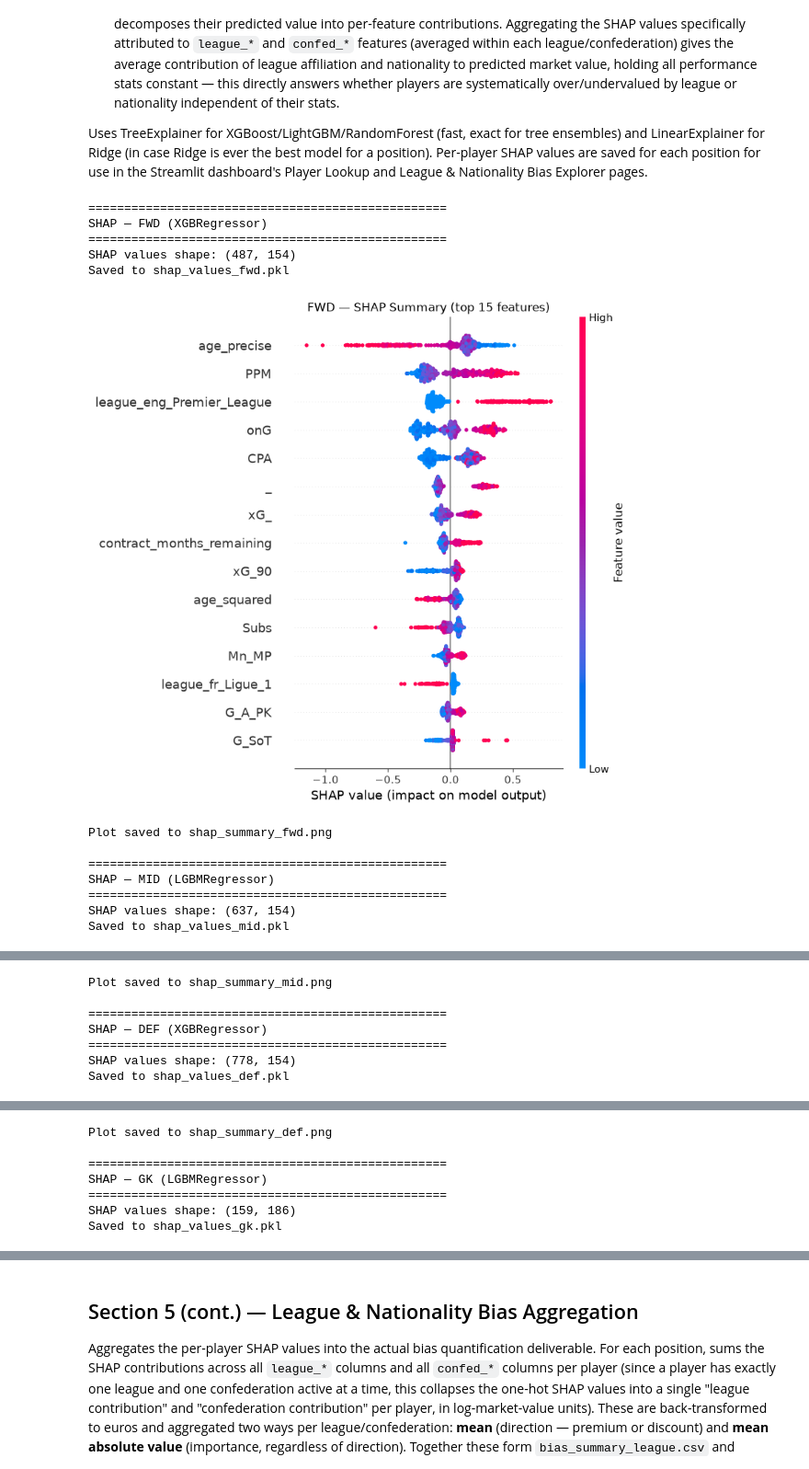
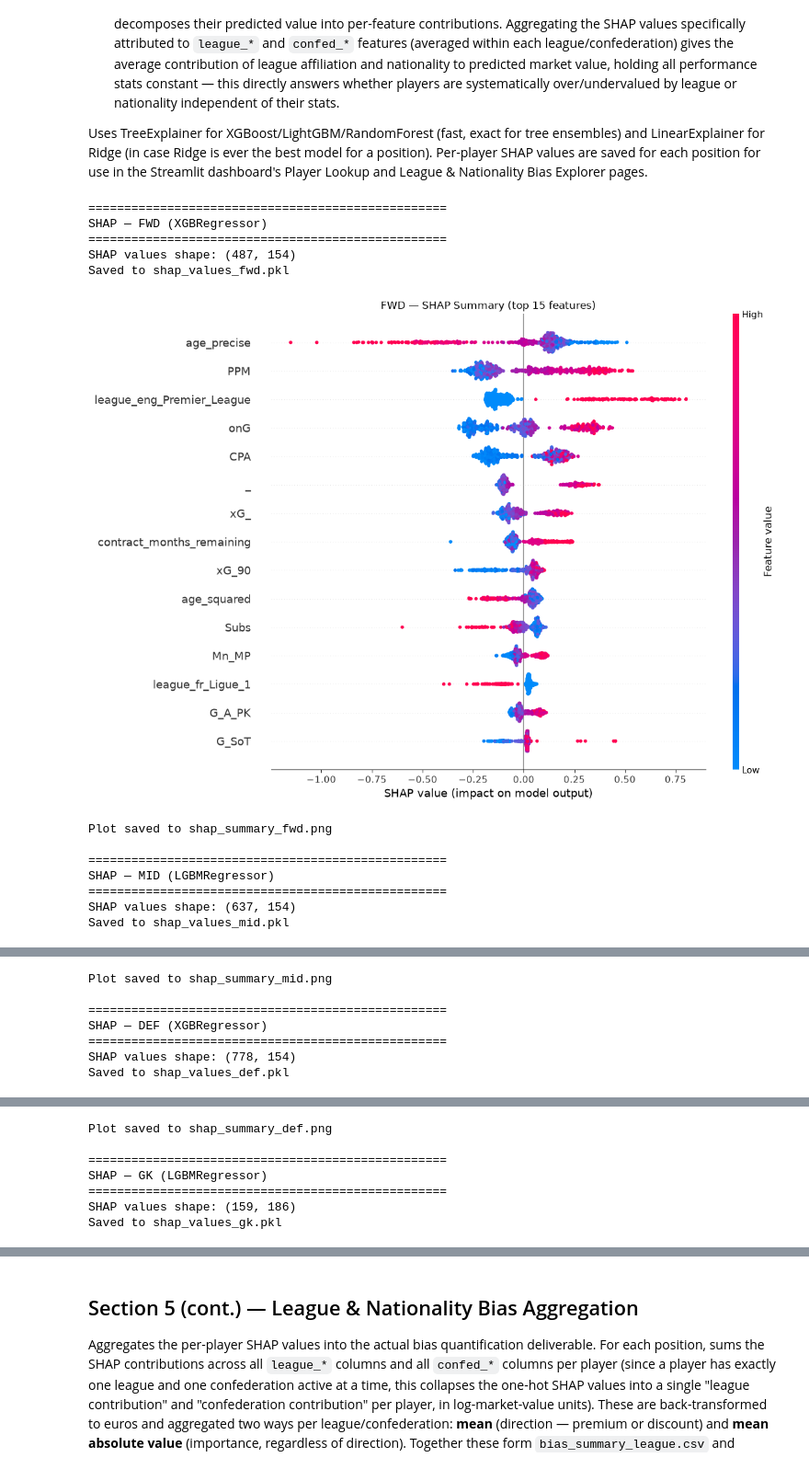
Before and after one commit to AJA642/Football-PlayerValuation, a Jupyter notebook: notebooks/03_data_modelling.ipynb, the cells around one changed output, grey strips where cells are left out. Shown at 92% size. Saved outputs shown, nothing was run; the diff lists cells and outputs as text; code cells hidden in the pictures.

```diff
--- a/notebooks/03_data_modelling_june2025.ipynb
+++ b/notebooks/03_data_modelling.ipynb
@@ -639,35 +639,35 @@ for position, (model, X, y, lookup) in best_models.items():
     shap_values = explainer.shap_values(X)
 
     shap_values_by_position[position] = shap_values
 
     # save for dashboard use
     joblib.dump(
         {'shap_values': shap_values, 'X_columns': list(X.columns), 'lookup': lookup},
         SHAP_DIR / f"shap_values_{position.lower()}.pkl"
     )
 
     print(f"SHAP values shape: {shap_values.shape}")
     print(f"Saved to shap_values_{position.lower()}.pkl")
 
     try:
-        shap.summary_plot(shap_values, X, show=False, max_display=15)
+        shap.summary_plot(shap_values, X, show=False, max_display=15, plot_size=(12, 8.4))
         plt.title(f"{position} — SHAP Summary (top 15 features)")
         plt.tight_layout()
         plt.savefig(PROCESSED / f"shap_summary_{position.lower()}.png", dpi=150)
         plt.show()
         plt.close()
         print(f"Plot saved to shap_summary_{position.lower()}.png")
     except Exception as e:
         print(f"WARNING: plotting failed ({e}) — SHAP values still saved successfully above.")
 
 print("\nAll SHAP values computed and saved.")
 # %% [output]
 ==================================================
 SHAP — FWD (XGBRegressor)
 ==================================================
 SHAP values shape: (487, 154)
 Saved to shap_values_fwd.pkl
-[figure, old version]
+[figure, new version]
 Plot saved to shap_summary_fwd.png
 
 ==================================================
```
Also changed, not shown: parts of 4 cells of this notebook, 4 other files.
